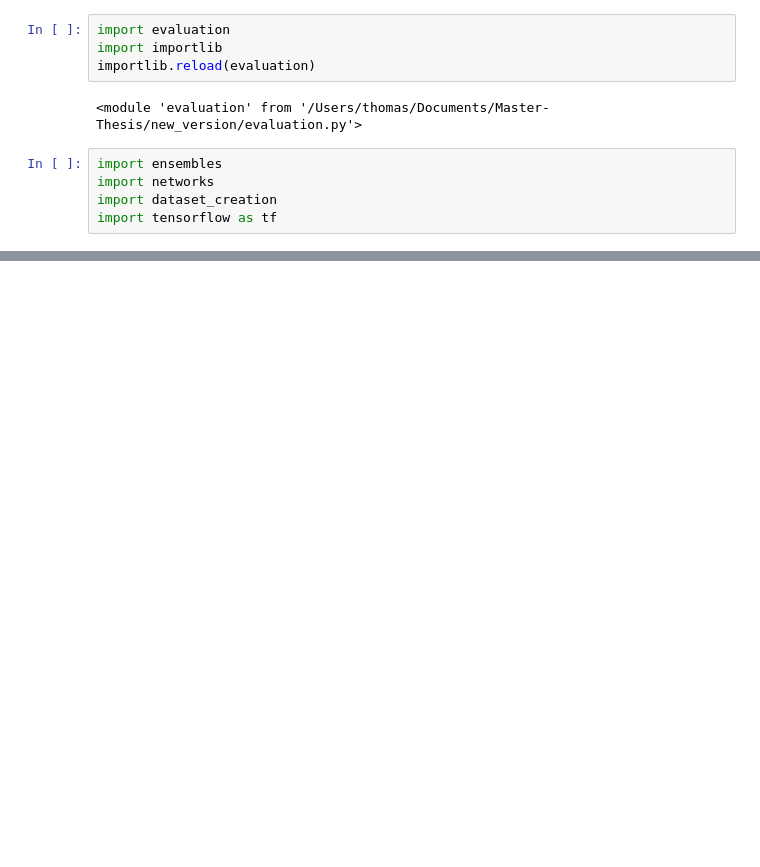
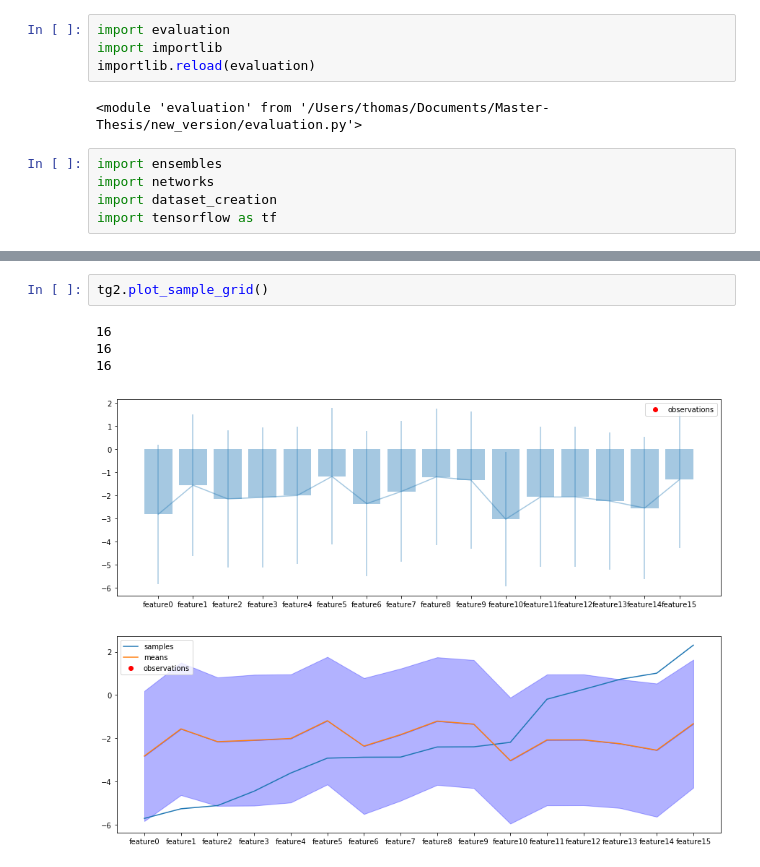
Before and after one commit to wooohoooo/Master-Thesis, a Jupyter notebook: new_version/Thompson_Gridsearch.ipynb, the cells around one changed output, grey strips where cells are left out. Saved outputs shown, nothing was run; the diff lists cells and outputs as text; blank space fills up the shorter version.

```diff
--- a/new_version/Thompson_Gridsearch.ipynb
+++ b/new_version/Thompson_Gridsearch.ipynb
@@ -38,0 +89,8 @@ tg2.plot_sample_grid()
+# %%
+tg2.plot_sample_grid()
+# %% [output]
+16
+16
+16
+[figure, added]
+[figure, added]
```
Also changed, not shown: parts of 16 cells of this notebook, 11 other files.
